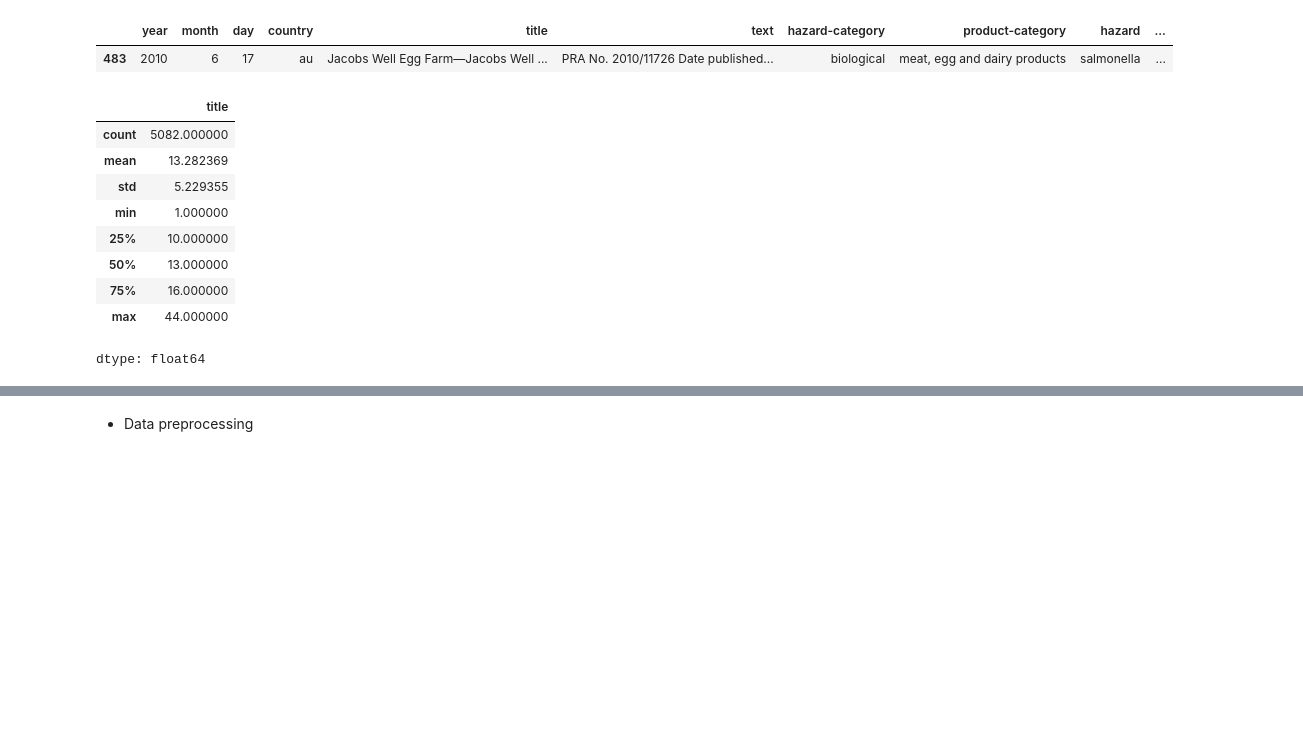
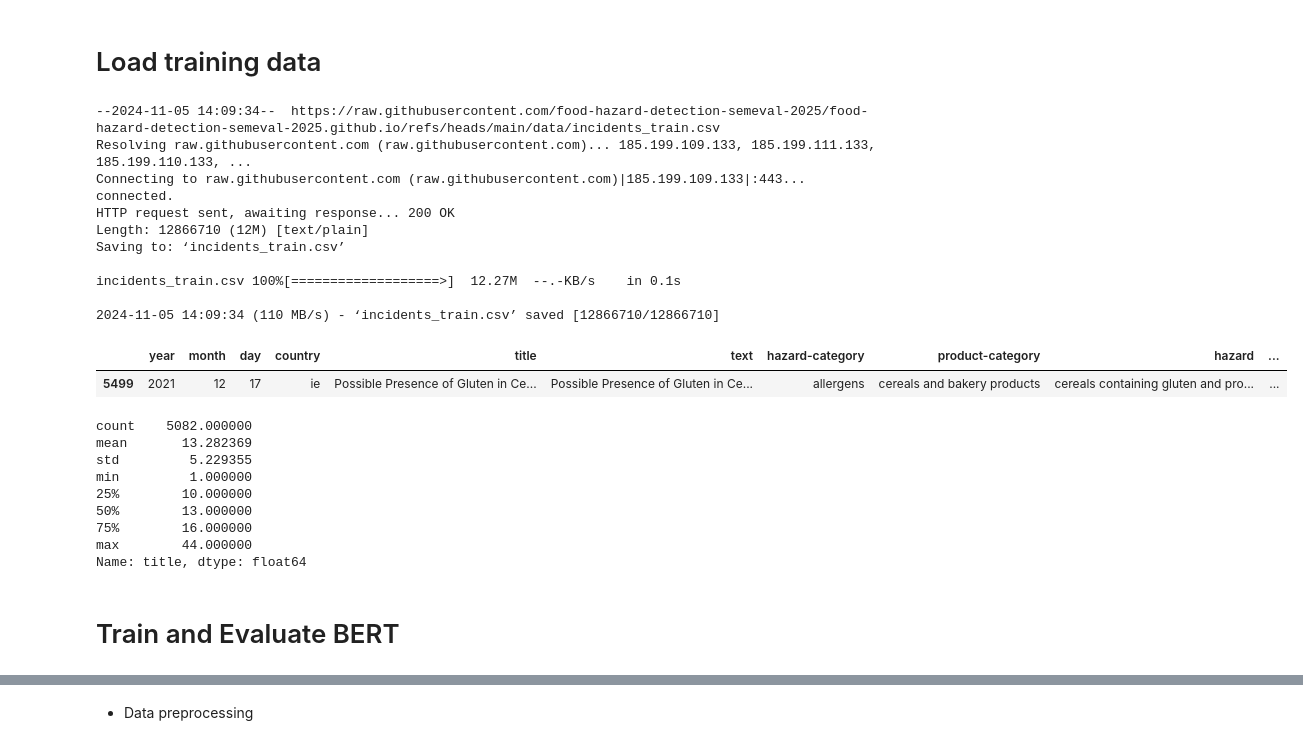
Before and after one commit to food-hazard-detection-semeval-2025/food-hazard-detection-semeval-2025.github.io, a Jupyter notebook: code/The_Food_Hazard_Detection_Challenge_SemEval_2025_The_BERT_Baseline.ipynb, the cells around one changed output, grey strips where cells are left out. Saved outputs shown, nothing was run; the diff lists cells and outputs as text; code cells hidden in the pictures; blank space fills up the shorter version.

```diff
--- a/code/The_Food_Hazard_Detection_Challenge_SemEval_2025_The_BERT_Baseline.ipynb
+++ b/code/The_Food_Hazard_Detection_Challenge_SemEval_2025_The_BERT_Baseline.ipynb
@@ -16,8 +5,0 @@ Resolving deltas: 100% (42/42), done.
-# %%
-from transformers import BertTokenizer
-import pandas as pd
-data = pd.read_csv('food-hazard-detection-semeval-2025.github.io/data/incidents_train.csv', index_col=0)
-data.sample()
-# %% [output]
-|  | year | month | day | country | title | text | hazard-category | product-category | hazard | ... |
-| 483 | 2010 | 6 | 17 | au | Jacobs Well Egg Farm—Jacobs Well ... | PRA No. 2010/11726 Date published... | biological | meat, egg and dairy products | salmonella | ... |
@@ -34,14 +6,43 @@ from sklearn.metrics import classification_report
+# %% [markdown]
+# Load training data
+# %%
+import pandas as pd
+import numpy as np
+from sklearn.model_selection import train_test_split
+
+# download training data (labeled):
+!wget https://raw.githubusercontent.com/food-hazard-detection-semeval-2025/food-hazard-detection-semeval-2025.github.io/refs/heads/main/data/incidents_train.csv
+
+# load training data:
+data = pd.read_csv('incidents_train.csv', index_col=0)
+train_df, dev_df = train_test_split(data, test_size=0.2, random_state=2024)
+
+train_df.sample()
+# %% [output]
+--2024-11-05 14:09:34--  https://raw.githubusercontent.com/food-hazard-detection-semeval-2025/food-hazard-detection-semeval-2025.github.io/refs/heads/main/data/incidents_train.csv
+Resolving raw.githubusercontent.com (raw.githubusercontent.com)... 185.199.109.133, 185.199.111.133, 185.199.110.133, ...
+Connecting to raw.githubusercontent.com (raw.githubusercontent.com)|185.199.109.133|:443... connected.
+HTTP request sent, awaiting response... 200 OK
+Length: 12866710 (12M) [text/plain]
+Saving to: ‘incidents_train.csv’
+
+incidents_train.csv 100%[===================>]  12.27M  --.-KB/s    in 0.1s
+
+2024-11-05 14:09:34 (110 MB/s) - ‘incidents_train.csv’ saved [12866710/12866710]
+|  | year | month | day | country | title | text | hazard-category | product-category | hazard | ... |
+| 5499 | 2021 | 12 | 17 | ie | Possible Presence of Gluten in Ce... | Possible Presence of Gluten in Ce... | allergens | cereals and bakery products | cereals containing gluten and pro... | ... |
 # %%
 data.title.str.split().apply(len).describe()
 # %% [output]
-|  | title |
-| count | 5082.000000 |
-| mean | 13.282369 |
-| std | 5.229355 |
-| min | 1.000000 |
-| 25% | 10.000000 |
-| 50% | 13.000000 |
-| 75% | 16.000000 |
-| max | 44.000000 |
-dtype: float64
+count    5082.000000
+mean       13.282369
+std         5.229355
+min         1.000000
+25%        10.000000
+50%        13.000000
+75%        16.000000
+max        44.000000
+Name: title, dtype: float64
+# %% [markdown]
+# Train and Evaluate BERT
 # %%
```
Also changed, not shown: parts of 53 cells of this notebook, 2 other files.
